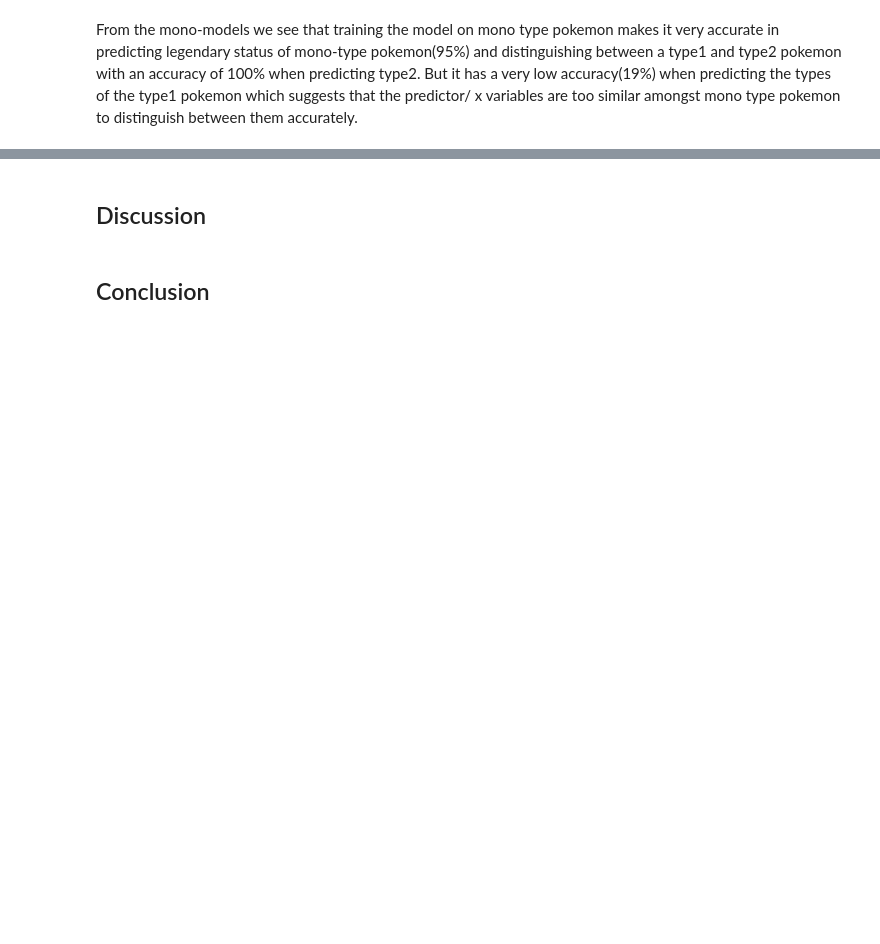
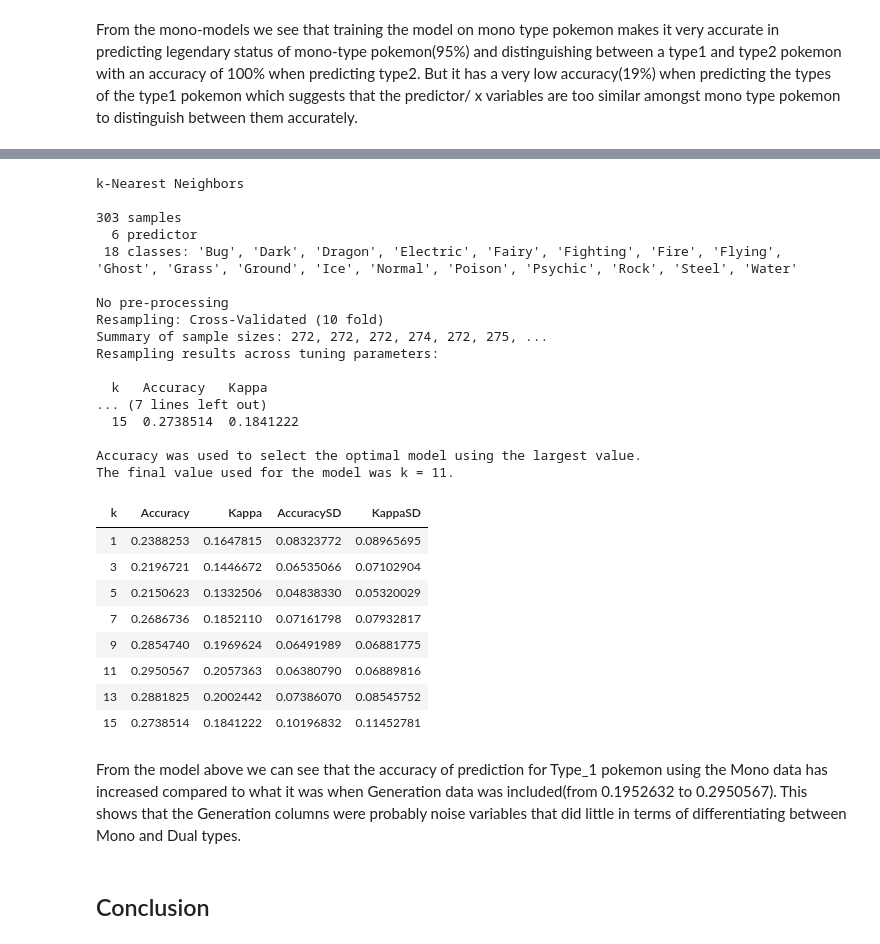
Before and after one commit to Towelat/DSCI--group-7, a Jupyter notebook: group_7_project.ipynb, the cells around one changed output, grey strips where cells are left out. Saved outputs shown, nothing was run; the diff lists cells and outputs as text; code cells hidden in the pictures; blank space fills up the shorter version.

```diff
--- a/group_7_project.ipynb
+++ b/group_7_project.ipynb
@@ -476,4 +1019,56 @@ means
-# %% [markdown]
-## Discussion
+# %%
+#knn using mono types data only to predict Type_1 *** without Generation columns
+set.seed(5678)
+training_rows2 <- scaled_pokemon %>%
+mutate(Type_1 = as.factor(Type_1)) %>%
+  select(Type_1) %>%
+  unlist() %>%
+  createDataPartition(p = 0.80, list = FALSE)
+
+X_train1 <- training_set %>% select(scaled_Hit_Points, scaled_Attack, scaled_Defense,
+                                        scaled_Special_Attack, scaled_Special_Defense,
+                                        scaled_Speed) %>% data.frame()
+Y_type1 <- training_set %>% select(Type_1) %>% unlist()
+
+k <- c(1,3,5,7,9,11,13,15)
+ks <- data.frame(k)
+
+
+train_control2 <- trainControl(method = "cv", number = 10)
+
+choose_k <- train(x = X_train1, y = Y_type1, method = 'knn', tuneGrid = ks, trControl = train_control2)
+choose_k
+
+k_accuracies2 <- choose_k$results
+k_accuracies2
+# %% [output]
+k-Nearest Neighbors
+
+303 samples
+  6 predictor
+ 18 classes: 'Bug', 'Dark', 'Dragon', 'Electric', 'Fairy', 'Fighting', 'Fire', 'Flying', 'Ghost', 'Grass', 'Ground', 'Ice', 'Normal', 'Poison', 'Psychic', 'Rock', 'Steel', 'Water'
+
+No pre-processing
+Resampling: Cross-Validated (10 fold)
+Summary of sample sizes: 272, 272, 272, 274, 272, 275, ...
+Resampling results across tuning parameters:
+
+  k   Accuracy   Kappa
+... (7 lines left out)
+  15  0.2738514  0.1841222
+
+Accuracy was used to select the optimal model using the largest value.
+The final value used for the model was k = 11.
+| k | Accuracy | Kappa | AccuracySD | KappaSD |
+| 1 | 0.2388253 | 0.1647815 | 0.08323772 | 0.08965695 |
+| 3 | 0.2196721 | 0.1446672 | 0.06535066 | 0.07102904 |
+| 5 | 0.2150623 | 0.1332506 | 0.04838330 | 0.05320029 |
+| 7 | 0.2686736 | 0.1852110 | 0.07161798 | 0.07932817 |
+| 9 | 0.2854740 | 0.1969624 | 0.06491989 | 0.06881775 |
+| 11 | 0.2950567 | 0.2057363 | 0.06380790 | 0.06889816 |
+| 13 | 0.2881825 | 0.2002442 | 0.07386070 | 0.08545752 |
+| 15 | 0.2738514 | 0.1841222 | 0.10196832 | 0.11452781 |
+# %% [markdown]
+From the model above we can see that the accuracy of prediction for Type_1 pokemon using the Mono data has increased compared to what it was when Generation data was included(from 0.1952632 to 0.2950567). This shows that the Generation columns were probably noise variables that did little in terms of differentiating between Mono and Dual types.
 # %% [markdown]
 ## Conclusion
```
Also changed, not shown: parts of 24 cells of this notebook.
